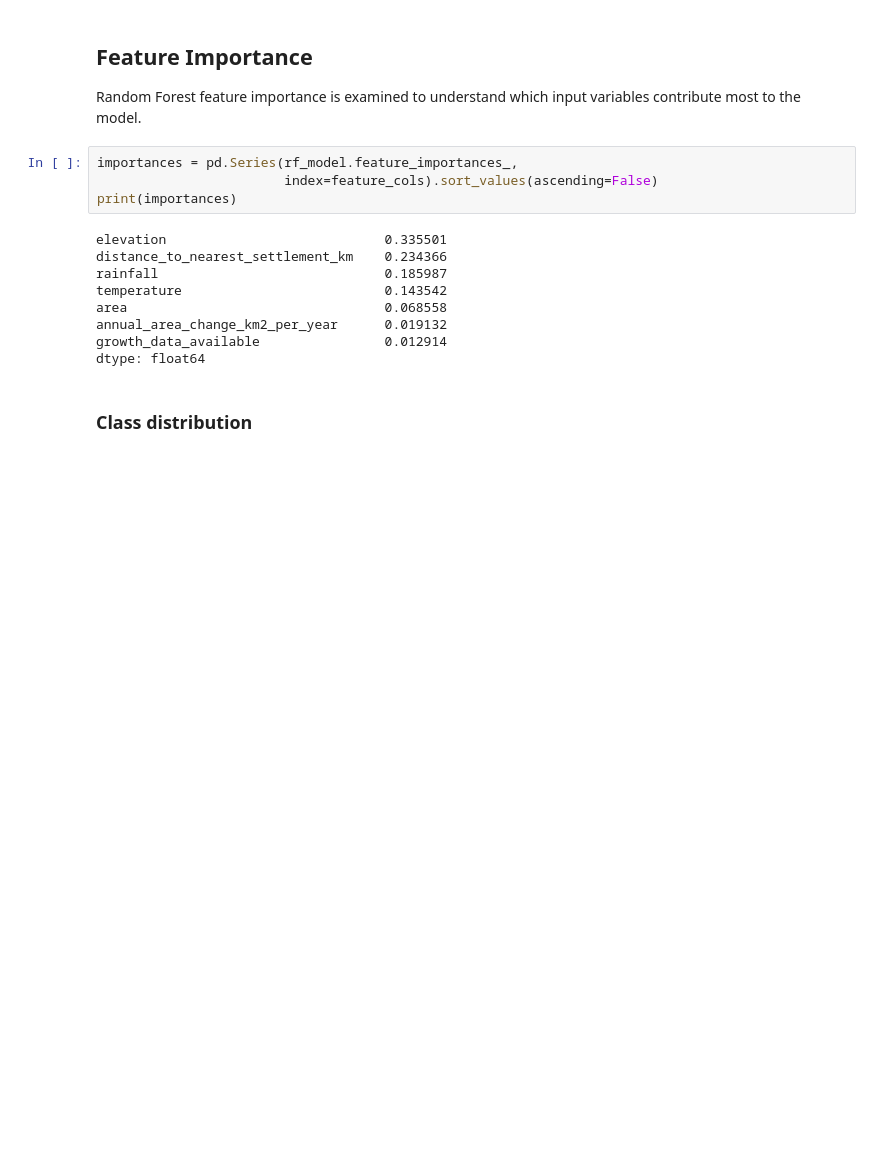
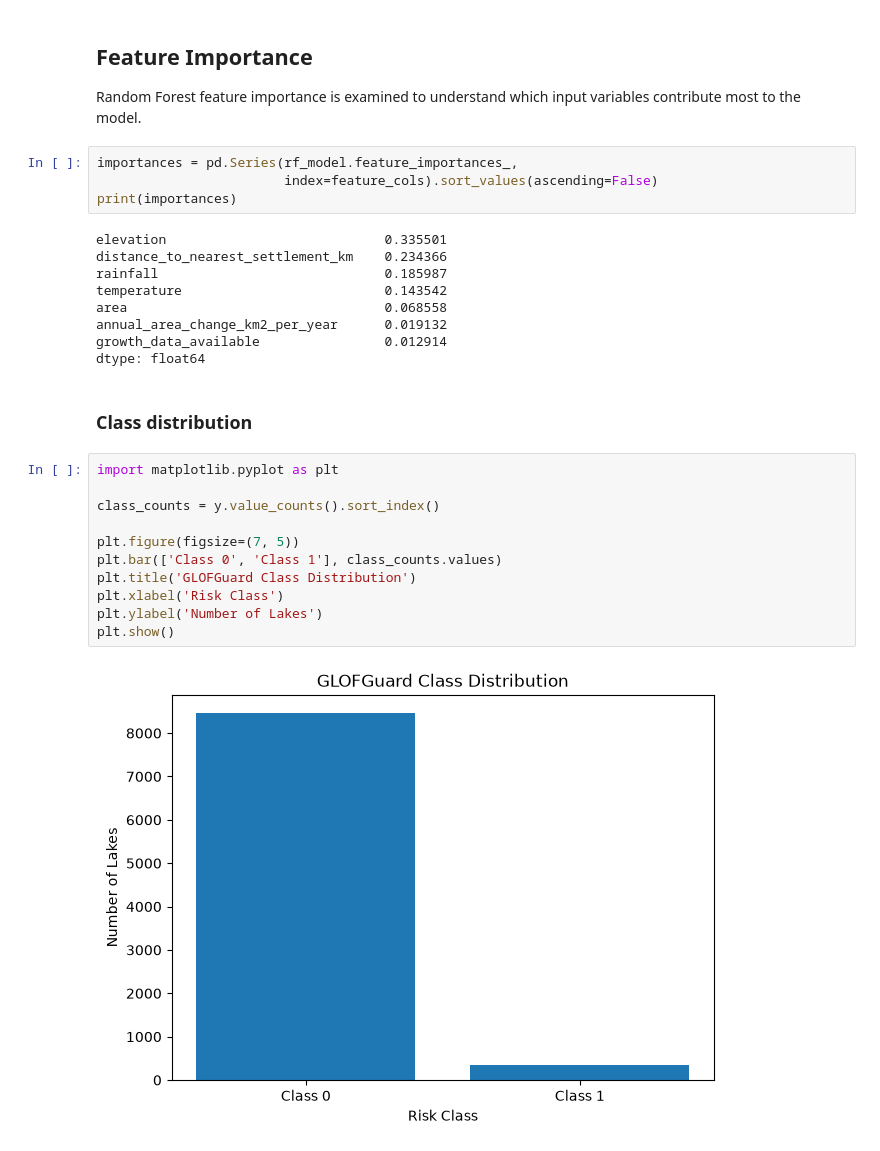
Before and after one commit to iqraamin054-code/GLOFGuard, a Jupyter notebook: notebooks/06_model_training.ipynb, the cells around one changed output. Cells and saved outputs as stored; diff of their text form; blank space fills up the shorter version.

Commit message:
graphical representation of model training and comparison

```diff
--- a/notebooks/06_model_training.ipynb
+++ b/notebooks/06_model_training.ipynb
@@ -147,3 +147,16 @@ growth_data_available                0.012914
 dtype: float64
 # %% [markdown]
 ### Class distribution
+# %%
+import matplotlib.pyplot as plt
+
+class_counts = y.value_counts().sort_index()
+
+plt.figure(figsize=(7, 5))
+plt.bar(['Class 0', 'Class 1'], class_counts.values)
+plt.title('GLOFGuard Class Distribution')
+plt.xlabel('Risk Class')
+plt.ylabel('Number of Lakes')
+plt.show()
+# %% [output]
+[figure, added]
```
Also changed, not shown: parts of 6 cells of this notebook.
